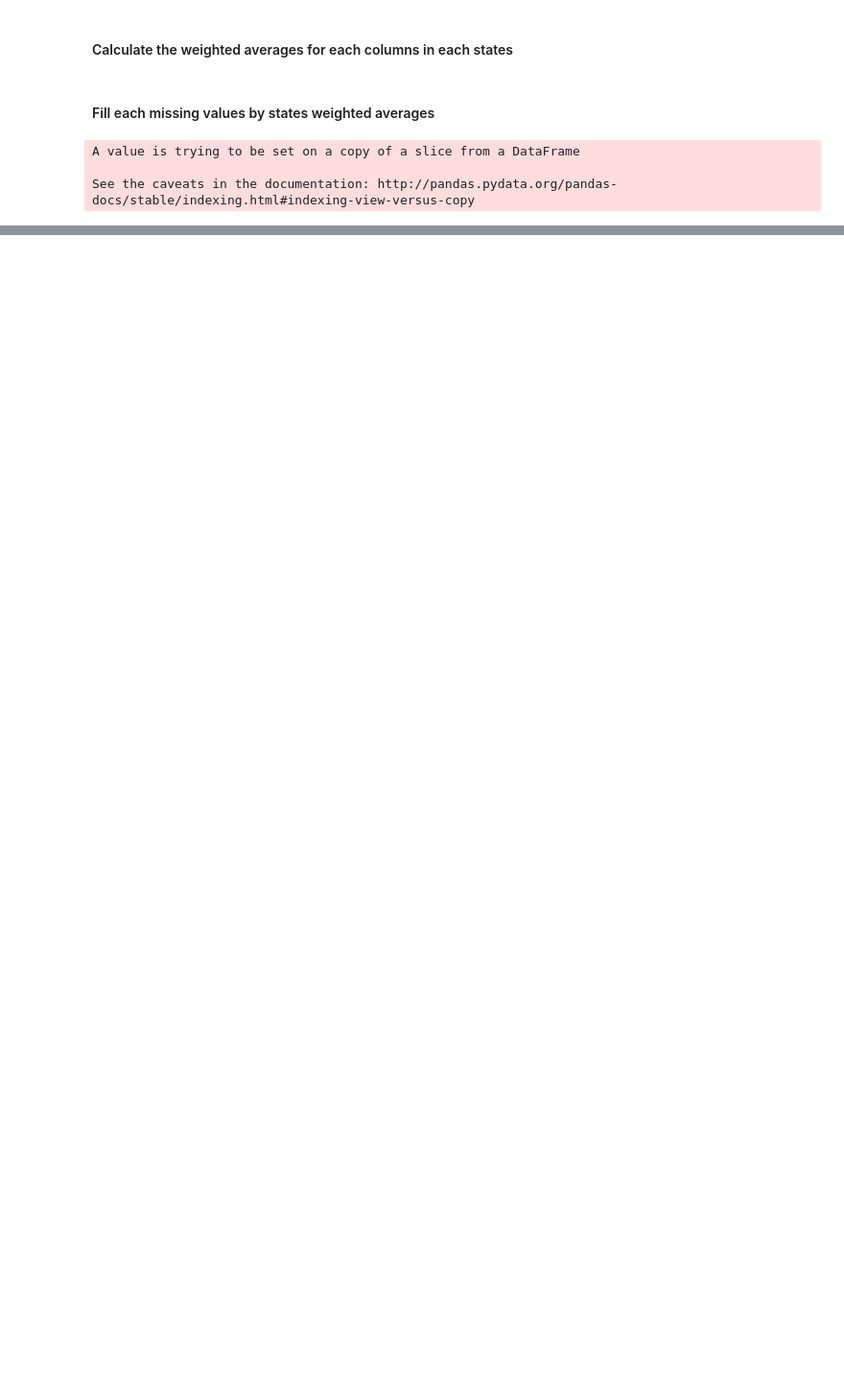
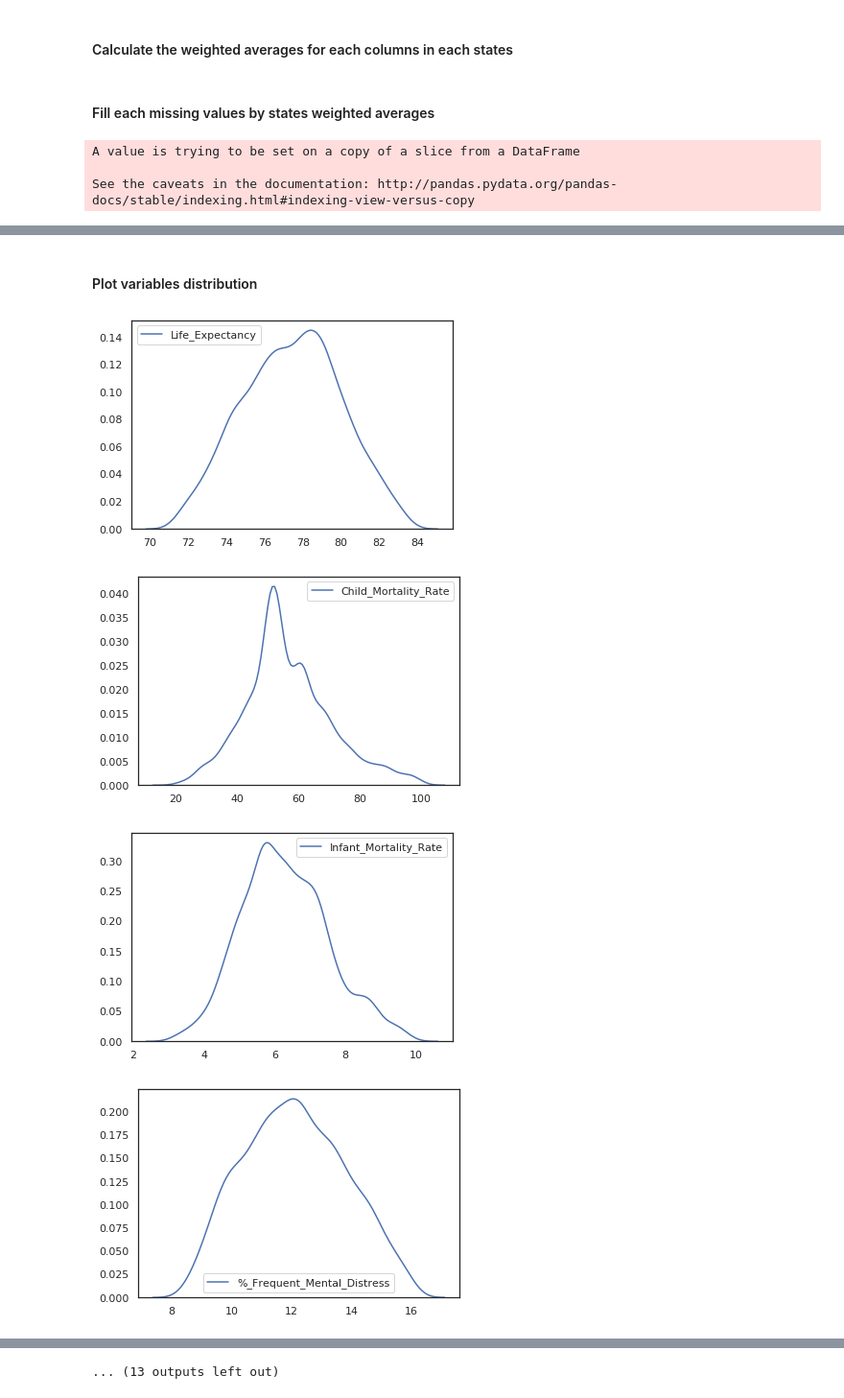
Before and after one commit to locsta/County-Health-Analysis, a Jupyter notebook: marc_index.ipynb, the cells around one changed output, grey strips where cells are left out. Shown: that part at 96% size. Drawn from its saved outputs; the diff is of its cells as text; code cells hidden in the pictures; blank space fills up the shorter version.

```diff
--- a/marc_index.ipynb
+++ b/marc_index.ipynb
@@ -139,0 +198,17 @@ df_filled.to_csv(r"/home/locsta/Documents/FlatIron/County-Health-Analysis/clean.
+# %%
+useless = ["County", "Age-Adjusted_Mortality", "%_Frequent_Physical_Distress"]
+for column in useless:
+    df = df.drop([column], axis=1)
+# %% [markdown]
+#### Plot variables distribution
+# %%
+for i, column in enumerate(df.drop(["State"], axis=1).columns):
+    plt.figure(i)
+    min_x = (df[column].mean()-(2*df[column].std()))
+    max_x = (df[column].mean()+(2*df[column].std()))
+    sns.kdeplot(df[column], clip=(min_x, max_x))
+# %% [output]
+[figure, added]
+[figure, added]
+[figure, added]
+[figure, added]
@@ -139,0 +223 @@ df_filled.to_csv(r"/home/locsta/Documents/FlatIron/County-Health-Analysis/clean.
+... (13 outputs left out)
```
Also changed, not shown: parts of 37 cells of this notebook, 1 other file.
